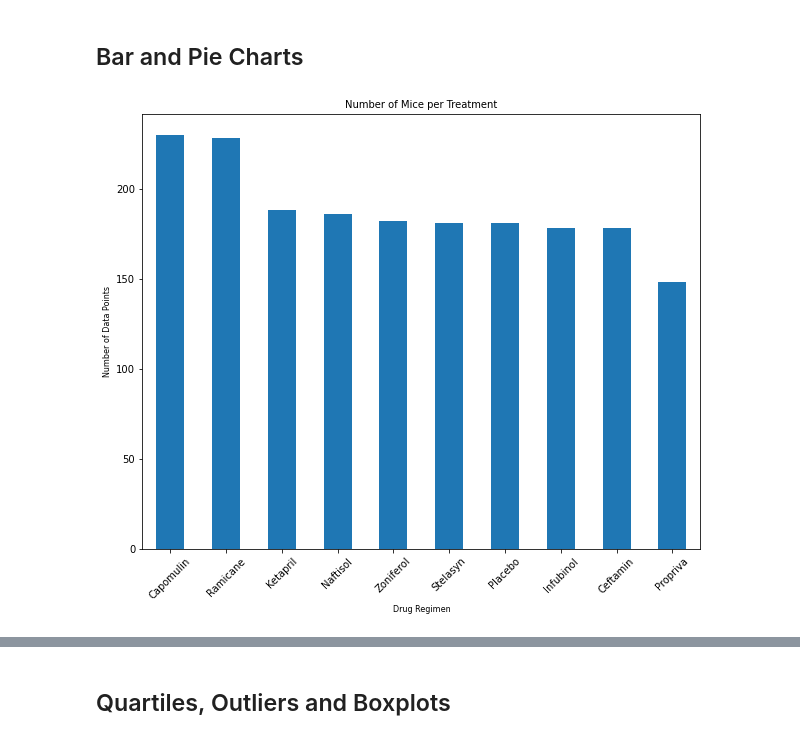
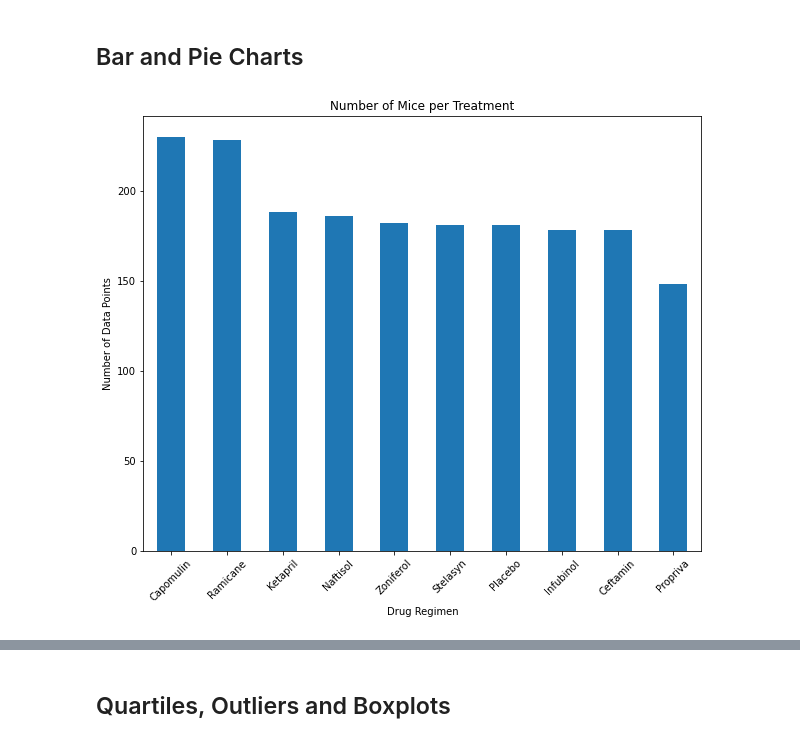
Before and after one commit to SusanCThomas/Pymaceuticals, a Jupyter notebook: pymaceuticals_.ipynb, the cells around one changed output, grey strips where cells are left out. Drawn from its saved outputs; the diff is of its cells as text; code cells hidden in the pictures.

Commit message:
updated code to generate pyplot bar plot

```diff
--- a/pymaceuticals_.ipynb
+++ b/pymaceuticals_.ipynb
@@ -153,22 +153,22 @@ stats_summary
 # %%
 # Generate a bar plot showing the total number of mice for each treatment throughout the course of the study using pandas.
 
 # Grouped data for plotting
 bar_plot = cleaned_df.groupby("Drug Regimen")["Drug Regimen"].count()
 
 # Sorted the data in descending order
 bar_plot.sort_values(inplace = True, ascending = False)
 
 # Created bar plot
 bar_plot.plot(kind="bar", x="Drug Regimen", figsize=(10,8))
 
-plt.title("Number of Mice per Treatment", fontsize=10)
-plt.xlabel("Drug Regimen", fontsize=8)
+plt.title("Number of Mice per Treatment", fontsize=12)
+plt.xlabel("Drug Regimen", fontsize=10)
 plt.xticks(rotation=45)
-plt.ylabel("Number of Data Points", fontsize=8)
+plt.ylabel("Number of Data Points", fontsize=10)
 
 # Saved bar plot and displayed
 plt.savefig("Images/pandas_bar.png")
 plt.show()
 # %% [output]
-[figure, old version]
+[figure, new version]
```
Also changed, not shown: parts of 2 cells of this notebook.
